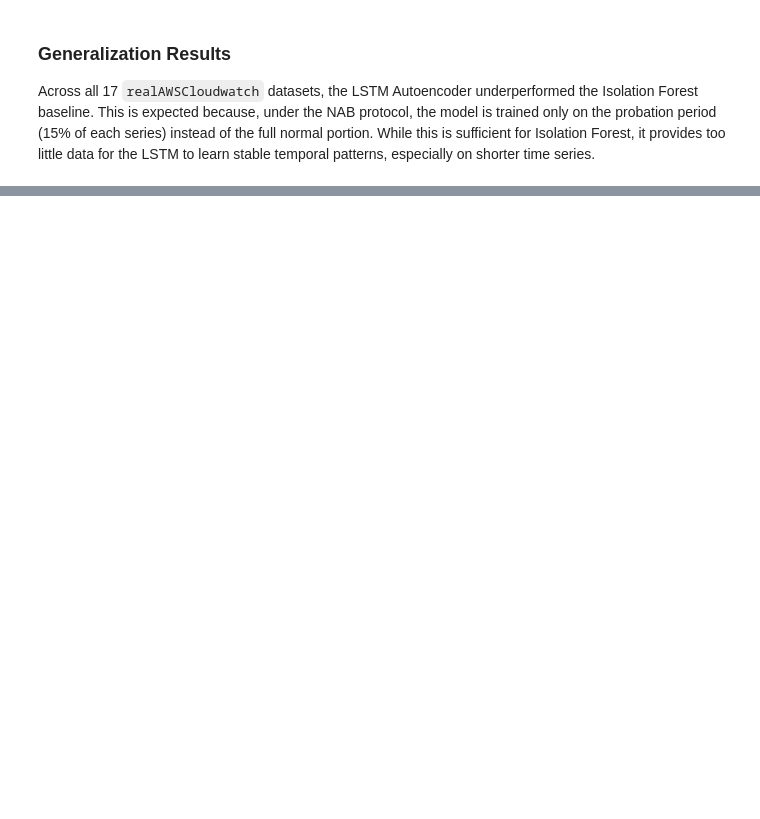
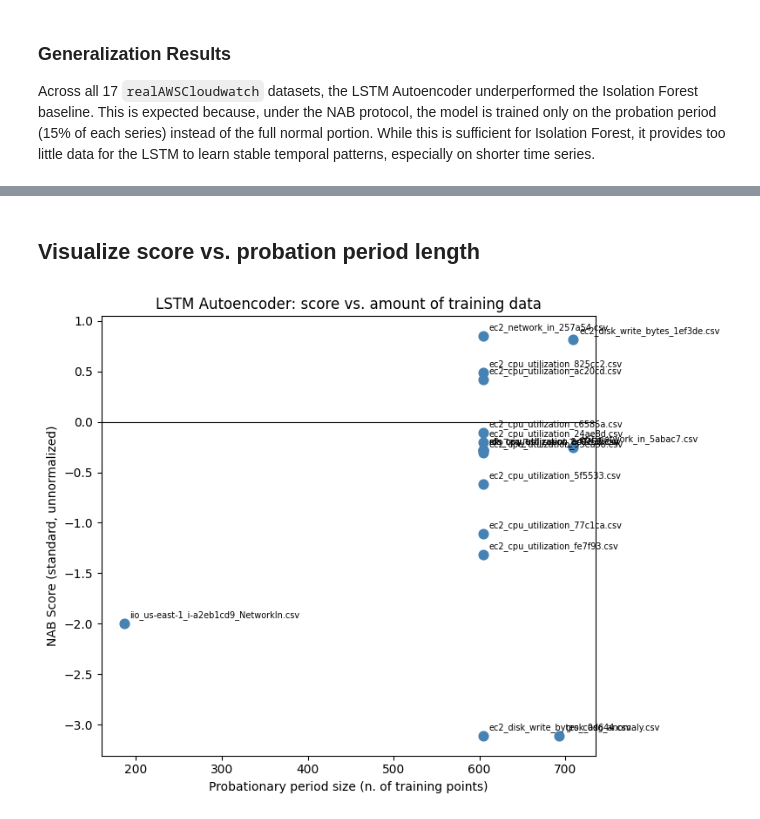
Before and after one commit to Manal-Ghita/Nab-Anomaly-Detection, a Jupyter notebook: notebooks/03_lstm_autoencoder.ipynb, the cells around one changed output, grey strips where cells are left out. Cells and saved outputs as stored; diff of their text form; code cells hidden in the pictures; blank space fills up the shorter version.

Commit message:
Add per-file analysis of LSTM Autoencoder performance

```diff
--- a/notebooks/03_lstm_autoencoder.ipynb
+++ b/notebooks/03_lstm_autoencoder.ipynb
@@ -586,0 +589,14 @@ Across all 17 `realAWSCloudwatch` datasets, the LSTM Autoencoder underperformed
+# %%
+scores_path = NAB_PATH / "results" / "lstmAutoencoder" / "lstmAutoencoder_standard_scores.csv"
+scores_df = pd.read_csv(scores_path)
+
+per_file_scores = scores_df[scores_df["File"].notna()].copy()
+
+data_dir = NAB_PATH / "data_test"
+per_file_scores["n_records"] = per_file_scores["File"].apply(
+    lambda f: len(pd.read_csv(data_dir / f))
+)
+per_file_scores["probation_size"] = (per_file_scores["n_records"] * 0.15).astype(int)
+
+per_file_scores = per_file_scores.sort_values("Score")
+per_file_scores[["File", "Score", "TP", "FP", "FN", "n_records", "probation_size"]]
@@ -586,0 +622,26 @@ Across all 17 `realAWSCloudwatch` datasets, the LSTM Autoencoder underperformed
+# %% [markdown]
+## Visualize score vs. probation period length
+# %%
+fig, ax = plt.subplots(figsize=(8, 6))
+scatter = ax.scatter(
+    per_file_scores["probation_size"],
+    per_file_scores["Score"],
+    color="steelblue",
+    s=60,
+)
+for _, row in per_file_scores.iterrows():
+    ax.annotate(
+        row["File"].split("/")[-1],
+        (row["probation_size"], row["Score"]),
+        fontsize=7,
+        xytext=(5, 5),
+        textcoords="offset points",
+    )
+ax.axhline(0, color="black", linewidth=0.8)
+ax.set_xlabel("Probationary period size (n. of training points)")
+ax.set_ylabel("NAB Score (standard, unnormalized)")
+ax.set_title("LSTM Autoencoder: score vs. amount of training data")
+plt.tight_layout()
+plt.show()
+# %% [output]
+[figure, added]
```
Also changed, not shown: parts of 3 cells of this notebook.
